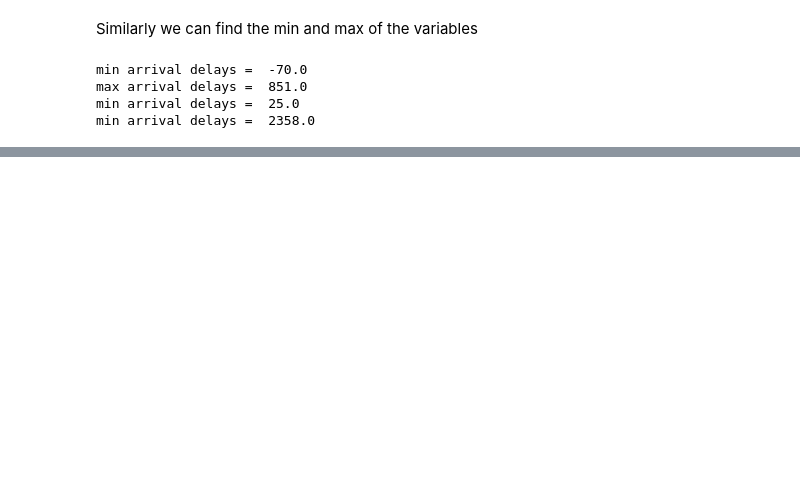
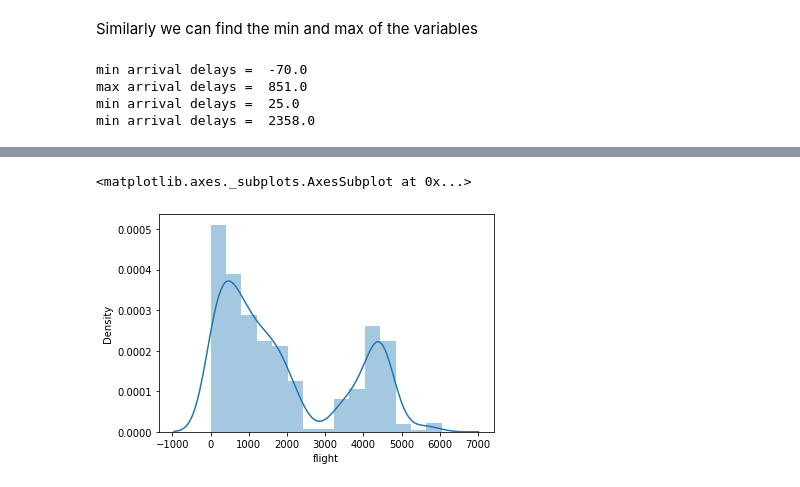
Before and after one commit to tbonne/IntroDataScience, a Jupyter notebook: fullNoteBooks/introViz1_histograms_full.ipynb, the cells around one changed output, grey strips where cells are left out. Cells and saved outputs as stored; diff of their text form; code cells hidden in the pictures; blank space fills up the shorter version.

```diff
--- a/fullNoteBooks/introViz1_histograms_full.ipynb
+++ b/fullNoteBooks/introViz1_histograms_full.ipynb
@@ -193,0 +219,5 @@ min arrival delays =  2358.0
+# %%
+sns.distplot(df_flights.flight)
+# %% [output]
+<matplotlib.axes._subplots.AxesSubplot at 0x...>
+[figure, added]
```
Also changed, not shown: parts of 8 cells of this notebook.
